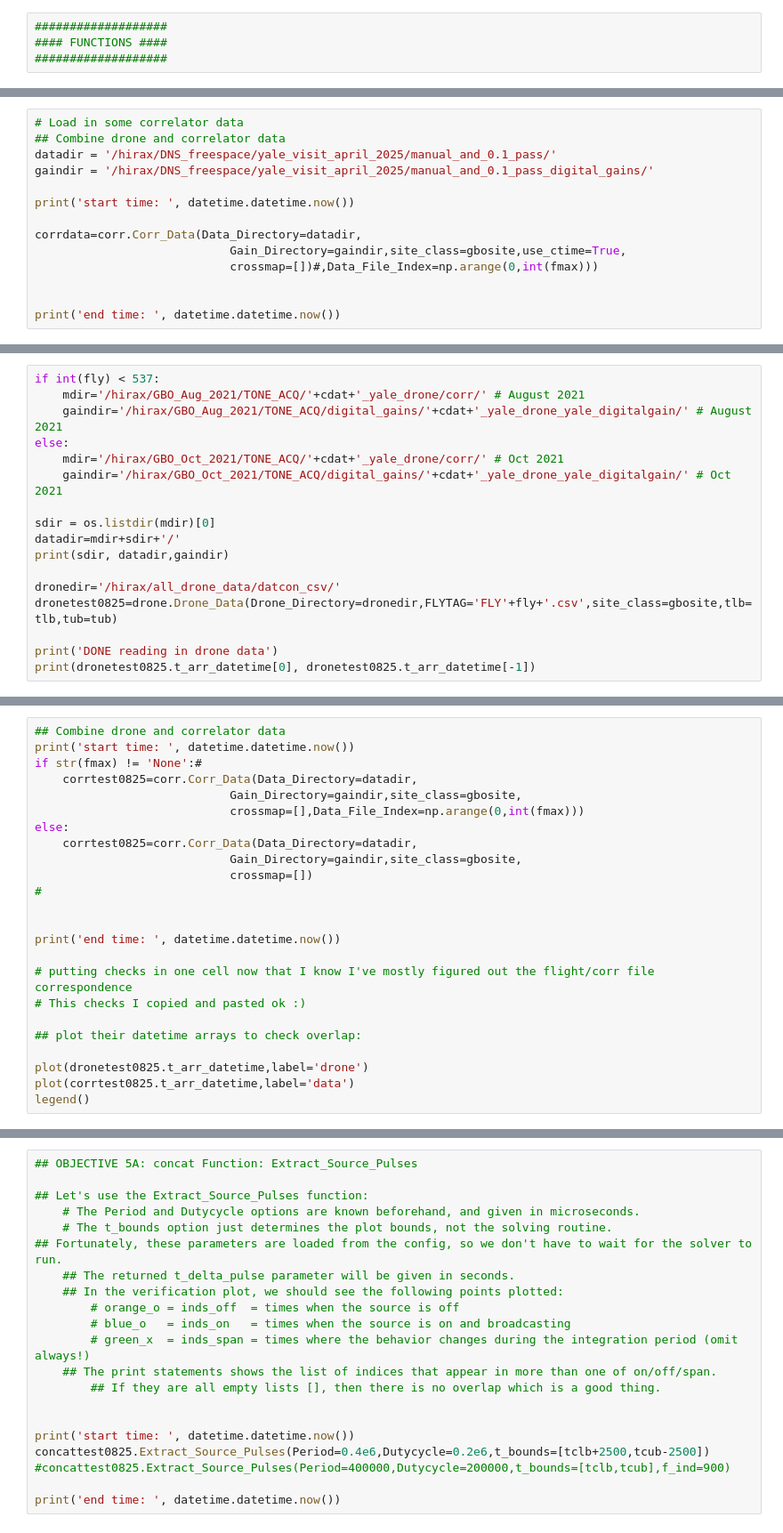
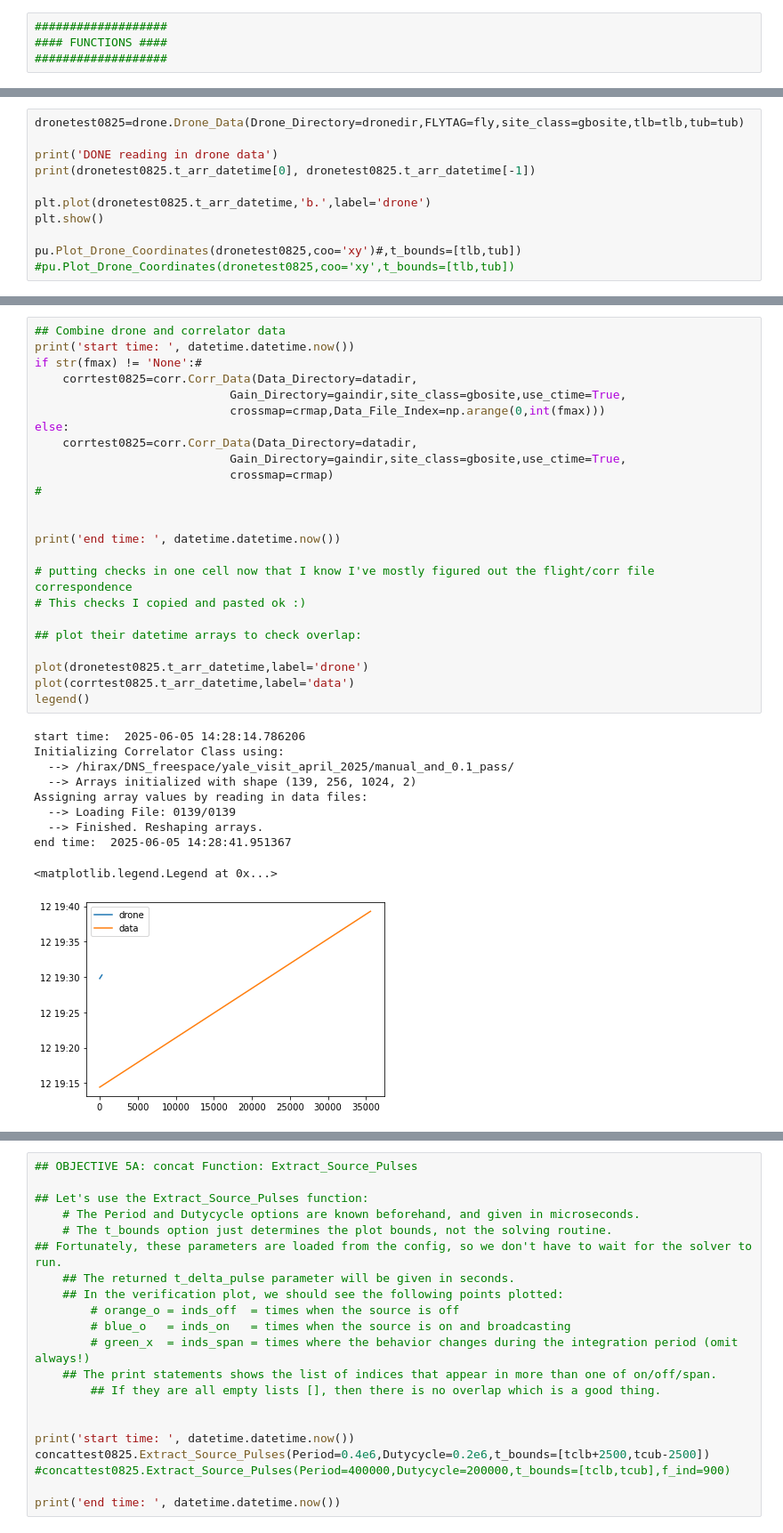
Before and after one commit to WrightLaboratory/newburghlabdrone, a Jupyter notebook: analysis/LBN_DNS_droneflights.ipynb, the cells around one changed output, grey strips where cells are left out. Shown: that part at 89% size. Cells and saved outputs as stored; diff of their text form.

```diff
--- a/analysis/LBN_DNS_droneflights.ipynb
+++ b/analysis/LBN_DNS_droneflights.ipynb
@@ -120,14 +37,0 @@ plt.show()
-# %%
-# Load in some correlator data
-## Combine drone and correlator data
-datadir = '/hirax/DNS_freespace/yale_visit_april_2025/manual_and_0.1_pass/'
-gaindir = '/hirax/DNS_freespace/yale_visit_april_2025/manual_and_0.1_pass_digital_gains/'
-
-print('start time: ', datetime.datetime.now())
-
-corrdata=corr.Corr_Data(Data_Directory=datadir,
-                            Gain_Directory=gaindir,site_class=gbosite,use_ctime=True,
-                            crossmap=[])#,Data_File_Index=np.arange(0,int(fmax)))
-
-
-print('end time: ', datetime.datetime.now())
@@ -185,17 +286,11 @@ fmax = documents["flight_info"]["fmaxes"][f]
 # %%
-if int(fly) < 537:
-    mdir='/hirax/GBO_Aug_2021/TONE_ACQ/'+cdat+'_yale_drone/corr/' # August 2021
-    gaindir='/hirax/GBO_Aug_2021/TONE_ACQ/digital_gains/'+cdat+'_yale_drone_yale_digitalgain/' # August 2021
-else:
-    mdir='/hirax/GBO_Oct_2021/TONE_ACQ/'+cdat+'_yale_drone/corr/' # Oct 2021
-    gaindir='/hirax/GBO_Oct_2021/TONE_ACQ/digital_gains/'+cdat+'_yale_drone_yale_digitalgain/' # Oct 2021
-
-sdir = os.listdir(mdir)[0]
-datadir=mdir+sdir+'/'
-print(sdir, datadir,gaindir)
-
-dronedir='/hirax/all_drone_data/datcon_csv/'
-dronetest0825=drone.Drone_Data(Drone_Directory=dronedir,FLYTAG='FLY'+fly+'.csv',site_class=gbosite,tlb=tlb,tub=tub)
+dronetest0825=drone.Drone_Data(Drone_Directory=dronedir,FLYTAG=fly,site_class=gbosite,tlb=tlb,tub=tub)
 
 print('DONE reading in drone data')
 print(dronetest0825.t_arr_datetime[0], dronetest0825.t_arr_datetime[-1])
+
+plt.plot(dronetest0825.t_arr_datetime,'b.',label='drone')
+plt.show()
+
+pu.Plot_Drone_Coordinates(dronetest0825,coo='xy')#,t_bounds=[tlb,tub])
+#pu.Plot_Drone_Coordinates(dronetest0825,coo='xy',t_bounds=[tlb,tub])
@@ -208,27 +304,38 @@ pu.Plot_Drone_Coordinates(dronetest0825,coo='xy')#,t_bounds=[tlb,tub])
 # %%
 ## Combine drone and correlator data
 print('start time: ', datetime.datetime.now())
 if str(fmax) != 'None':#
     corrtest0825=corr.Corr_Data(Data_Directory=datadir,
-                            Gain_Directory=gaindir,site_class=gbosite,
-                            crossmap=[],Data_File_Index=np.arange(0,int(fmax)))
+                            Gain_Directory=gaindir,site_class=gbosite,use_ctime=True,
+                            crossmap=crmap,Data_File_Index=np.arange(0,int(fmax)))
 else:
     corrtest0825=corr.Corr_Data(Data_Directory=datadir,
-                            Gain_Directory=gaindir,site_class=gbosite,
-                            crossmap=[])
+                            Gain_Directory=gaindir,site_class=gbosite,use_ctime=True,
+                            crossmap=crmap)
 #
 
 
 print('end time: ', datetime.datetime.now())
 
 # putting checks in one cell now that I know I've mostly figured out the flight/corr file correspondence
 # This checks I copied and pasted ok :)
 
 ## plot their datetime arrays to check overlap:
 
 plot(dronetest0825.t_arr_datetime,label='drone')
 plot(corrtest0825.t_arr_datetime,label='data')
 legend()
+# %% [output]
+start time:  2025-06-05 14:28:14.786206
+Initializing Correlator Class using:
+  --> /hirax/DNS_freespace/yale_visit_april_2025/manual_and_0.1_pass/
+  --> Arrays initialized with shape (139, 256, 1024, 2)
+Assigning array values by reading in data files:
+  --> Loading File: 0139/0139
+  --> Finished. Reshaping arrays.
+end time:  2025-06-05 14:28:41.951367
+<matplotlib.legend.Legend at 0x...>
+[figure, added]
 # %%
 # Match drone and correlator data together, and plot a few frequencies
 
```
Also changed, not shown: parts of 24 cells of this notebook.
